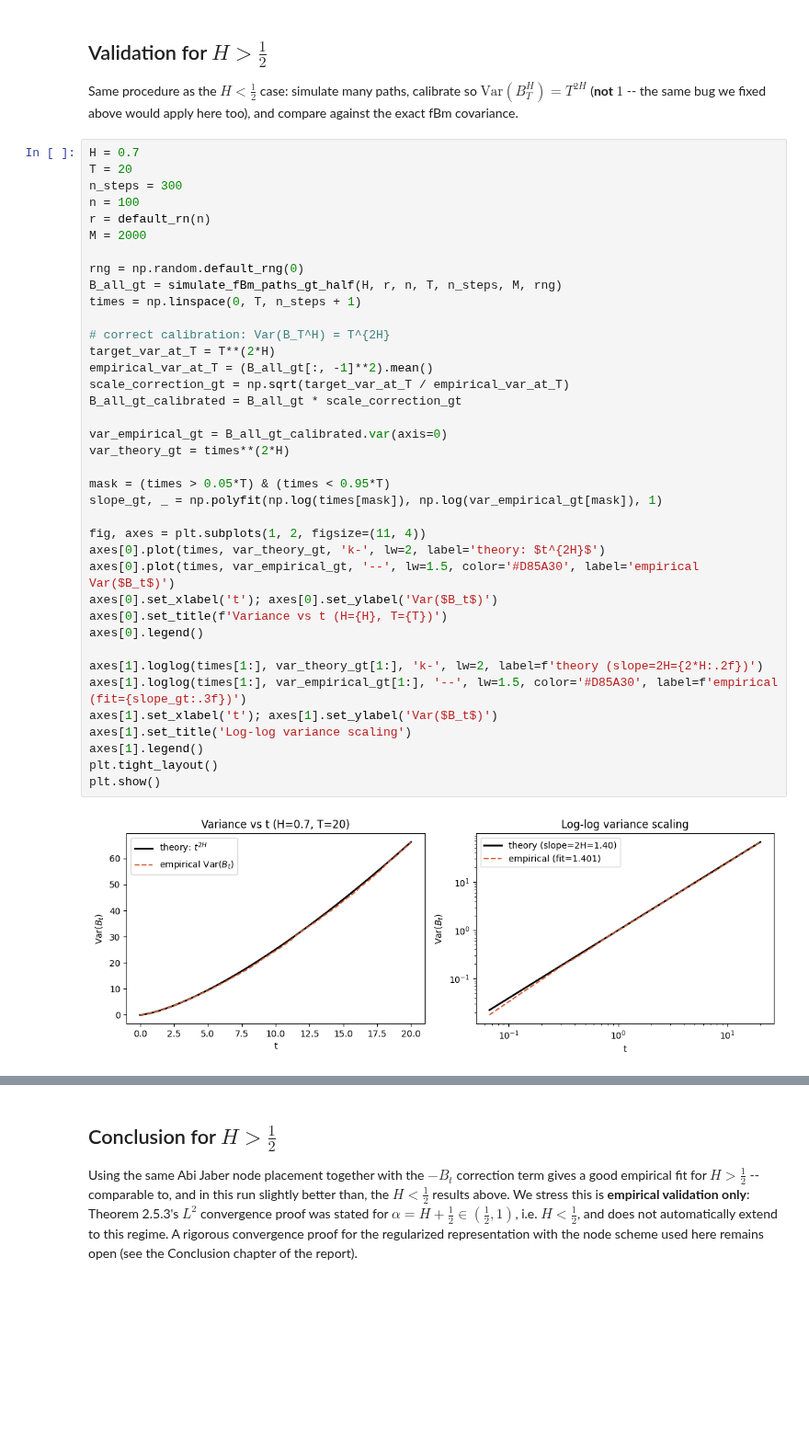
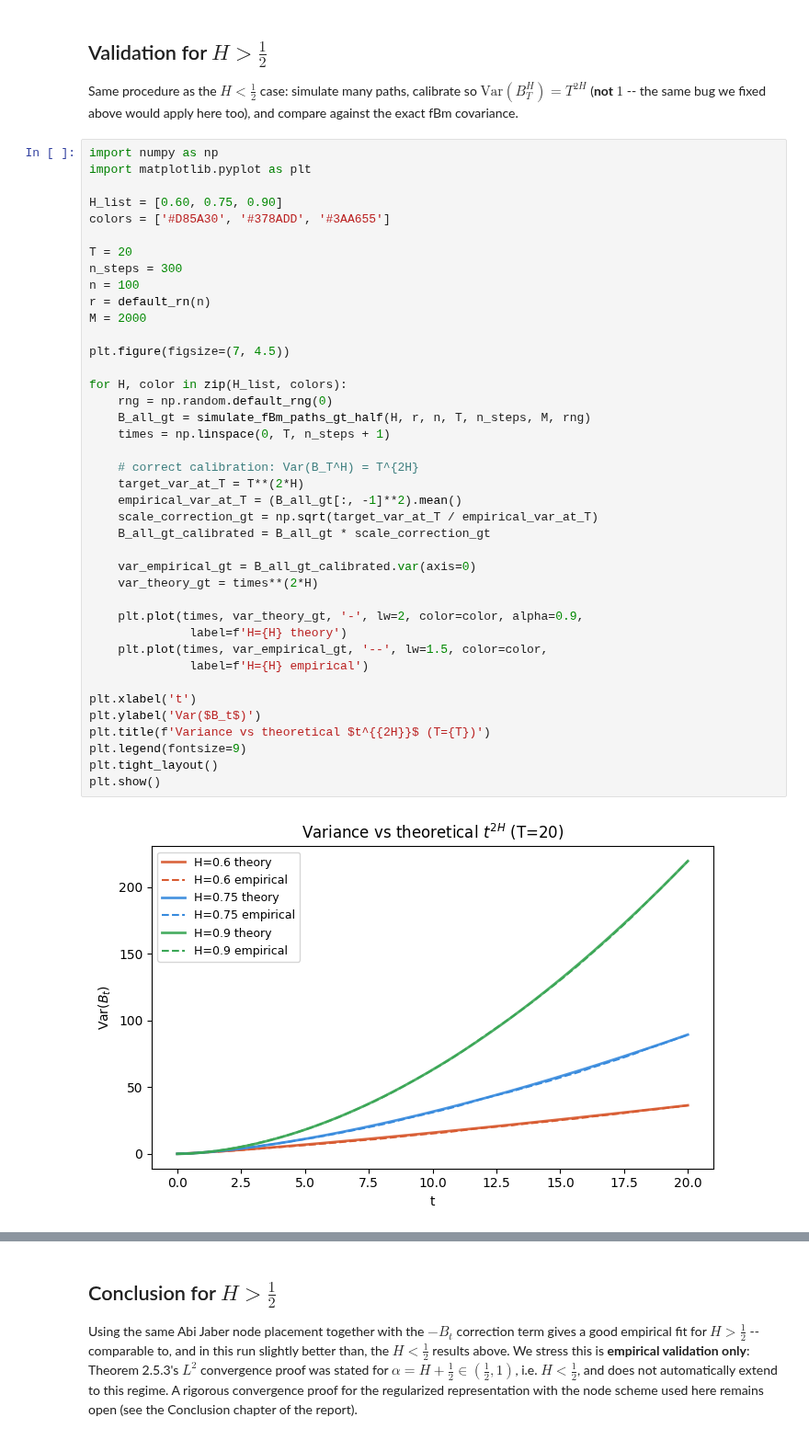
Before and after one commit to tom-rex/fBm_Carnegie_Implementation, a Jupyter notebook: OU_fBm_approx.ipynb, the cells around one changed output, grey strips where cells are left out. Shown at 92% size. Saved outputs shown, nothing was run; the diff lists cells and outputs as text; blank space fills up the shorter version.

```diff
--- a/OU_fBm_approx.ipynb
+++ b/OU_fBm_approx.ipynb
@@ -545,43 +611,45 @@ Same procedure as the $H<\frac12$ case: simulate many paths, calibrate so
 $\mathrm{Var}(B_T^H) = T^{2H}$ (**not** $1$ -- the same bug we fixed above
 would apply here too), and compare against the exact fBm covariance.
 # %%
-H = 0.7
+import numpy as np
+import matplotlib.pyplot as plt
+
+H_list = [0.60, 0.75, 0.90]
+colors = ['#D85A30', '#378ADD', '#3AA655']
+
 T = 20
 n_steps = 300
 n = 100
 r = default_rn(n)
 M = 2000
 
-rng = np.random.default_rng(0)
-B_all_gt = simulate_fBm_paths_gt_half(H, r, n, T, n_steps, M, rng)
-times = np.linspace(0, T, n_steps + 1)
+plt.figure(figsize=(7, 4.5))
 
-# correct calibration: Var(B_T^H) = T^{2H}
-target_var_at_T = T**(2*H)
-empirical_var_at_T = (B_all_gt[:, -1]**2).mean()
-scale_correction_gt = np.sqrt(target_var_at_T / empirical_var_at_T)
-B_all_gt_calibrated = B_all_gt * scale_correction_gt
+for H, color in zip(H_list, colors):
+    rng = np.random.default_rng(0)
+    B_all_gt = simulate_fBm_paths_gt_half(H, r, n, T, n_steps, M, rng)
+    times = np.linspace(0, T, n_steps + 1)
 
-var_empirical_gt = B_all_gt_calibrated.var(axis=0)
-var_theory_gt = times**(2*H)
+    # correct calibration: Var(B_T^H) = T^{2H}
+    target_var_at_T = T**(2*H)
+    empirical_var_at_T = (B_all_gt[:, -1]**2).mean()
+    scale_correction_gt = np.sqrt(target_var_at_T / empirical_var_at_T)
+    B_all_gt_calibrated = B_all_gt * scale_correction_gt
 
-mask = (times > 0.05*T) & (times < 0.95*T)
-slope_gt, _ = np.polyfit(np.log(times[mask]), np.log(var_empirical_gt[mask]), 1)
+    var_empirical_gt = B_all_gt_calibrated.var(axis=0)
+    var_theory_gt = times**(2*H)
 
-fig, axes = plt.subplots(1, 2, figsize=(11, 4))
-axes[0].plot(times, var_theory_gt, 'k-', lw=2, label='theory: $t^{2H}$')
-axes[0].plot(times, var_empirical_gt, '--', lw=1.5, color='#D85A30', label='empirical Var($B_t$)')
-axes[0].set_xlabel('t'); axes[0].set_ylabel('Var($B_t$)')
-axes[0].set_title(f'Variance vs t (H={H}, T={T})')
-axes[0].legend()
+    plt.plot(times, var_theory_gt, '-', lw=2, color=color, alpha=0.9,
+              label=f'H={H} theory')
+    plt.plot(times, var_empirical_gt, '--', lw=1.5, color=color,
+              label=f'H={H} empirical')
 
-axes[1].loglog(times[1:], var_theory_gt[1:], 'k-', lw=2, label=f'theory (slope=2H={2*H:.2f})')
-axes[1].loglog(times[1:], var_empirical_gt[1:], '--', lw=1.5, color='#D85A30', label=f'empirical (fit={slope_gt:.3f})')
-axes[1].set_xlabel('t'); axes[1].set_ylabel('Var($B_t$)')
-axes[1].set_title('Log-log variance scaling')
-axes[1].legend()
+plt.xlabel('t')
+plt.ylabel('Var($B_t$)')
+plt.title(f'Variance vs theoretical $t^{{2H}}$ (T={T})')
+plt.legend(fontsize=9)
 plt.tight_layout()
 plt.show()
 # %% [output]
-[figure, old version]
+[figure, new version]
 # %%
```
Also changed, not shown: parts of 10 cells of this notebook, 7 other files.
